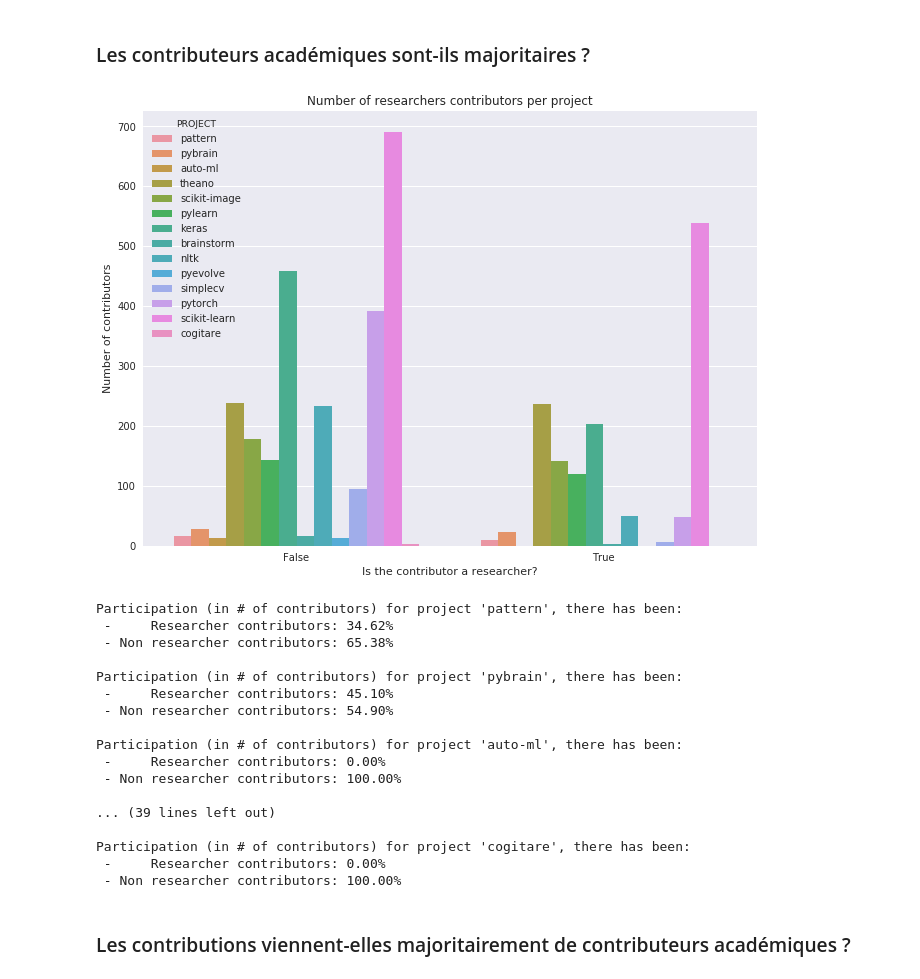
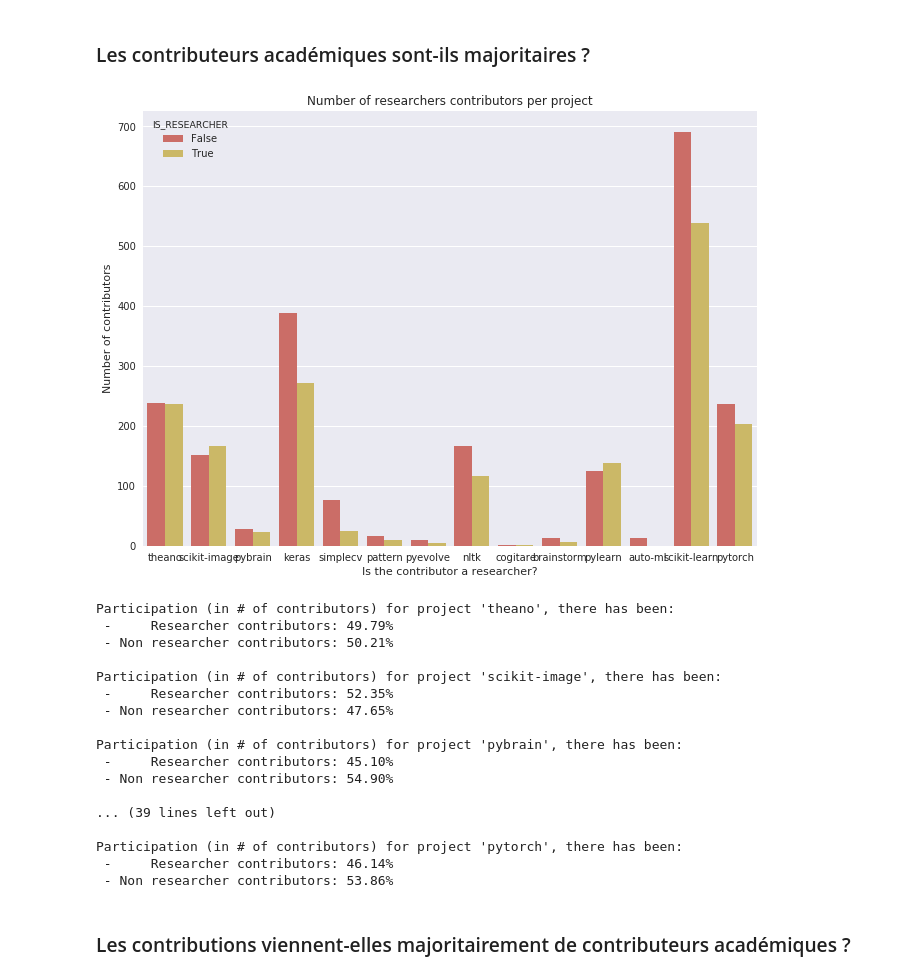
Before and after one commit to AntoineAube/commit-classification, a Jupyter notebook: researchers-contributors/researchers-contributors.ipynb, the cells around one changed output. Cells and saved outputs as stored; diff of their text form; code cells hidden in the pictures.

```diff
--- a/researchers-contributors/researchers-contributors.ipynb
+++ b/researchers-contributors/researchers-contributors.ipynb
@@ -39,6 +39,9 @@ for filename in map(lambda filename: filename.split('.csv')[0], os.listdir('dril
     # Add a PROJECT column because they are going to be merged.
     commits['PROJECT'] = filename
 
+    # The generated timestamps are 1000 times to big for unknown reason.
+    commits['TIMESTAMP'] /= 1000
+
     projects_commits[filename] = commits
 
 projects_commits['scikit-learn'].sample(5)
@@ -146,13 +157,13 @@ all_commits.sample(5)
 # %% [markdown]
 ### Les contributeurs académiques sont-ils majoritaires ?
 # %%
-sns.countplot('IS_RESEARCHER', hue = 'PROJECT', data = all_commits.drop_duplicates(['PROJECT', 'AUTHOR_NAME']))
+sns.countplot('PROJECT', hue = 'IS_RESEARCHER', data = all_commits.drop_duplicates(['PROJECT', 'AUTHOR_NAME']))
 
 plt.title('Number of researchers contributors per project')
 plt.xlabel('Is the contributor a researcher?')
 plt.ylabel('Number of contributors');
 # %% [output]
-[figure, old version]
+[figure, new version]
 # %%
 def researcher_contributors(project_name, project_dataset):
     without_duplicates = project_dataset.drop_duplicates(['AUTHOR_NAME'])
@@ -170,23 +181,23 @@ for project_name in projects_commits.keys():
     researcher_contributors(project_name, projects_commits[project_name])
     print()
 # %% [output]
-Participation (in # of contributors) for project 'pattern', there has been:
- -     Researcher contributors: 34.62%
- - Non researcher contributors: 65.38%
+Participation (in # of contributors) for project 'theano', there has been:
+ -     Researcher contributors: 49.79%
+ - Non researcher contributors: 50.21%
+
+Participation (in # of contributors) for project 'scikit-image', there has been:
+ -     Researcher contributors: 52.35%
+ - Non researcher contributors: 47.65%
 
 Participation (in # of contributors) for project 'pybrain', there has been:
  -     Researcher contributors: 45.10%
  - Non researcher contributors: 54.90%
 
-Participation (in # of contributors) for project 'auto-ml', there has been:
- -     Researcher contributors: 0.00%
- - Non researcher contributors: 100.00%
-
 ... (39 lines left out)
 
-Participation (in # of contributors) for project 'cogitare', there has been:
- -     Researcher contributors: 0.00%
- - Non researcher contributors: 100.00%
+Participation (in # of contributors) for project 'pytorch', there has been:
+ -     Researcher contributors: 46.14%
+ - Non researcher contributors: 53.86%
 # %% [markdown]
 ### Les contributions viennent-elles majoritairement de contributeurs académiques ?
 # %% [markdown]
```
Also changed, not shown: parts of 11 cells of this notebook, 2 other files.
